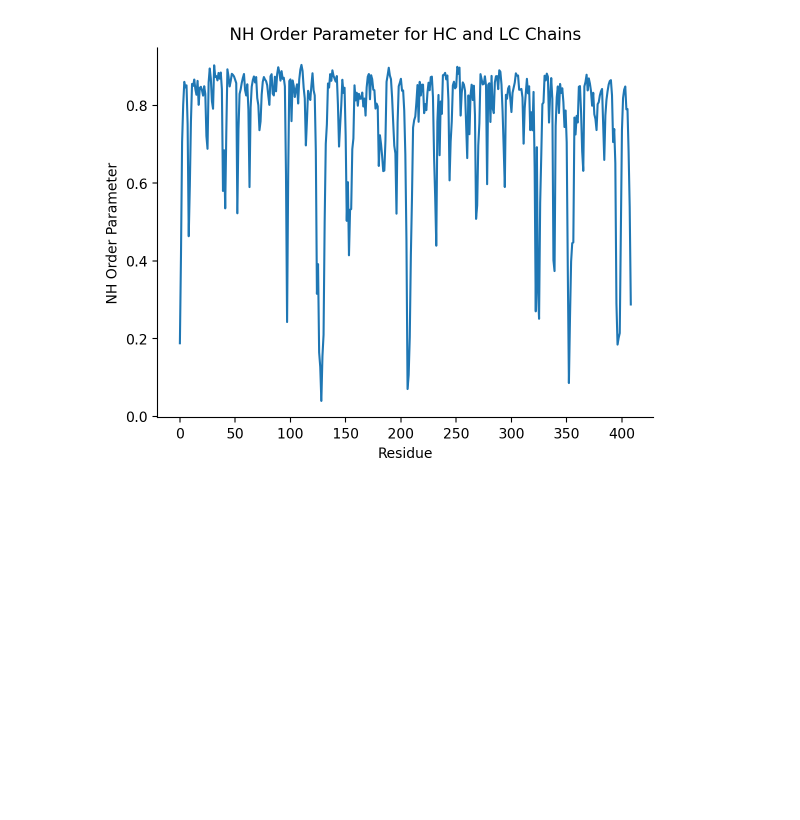
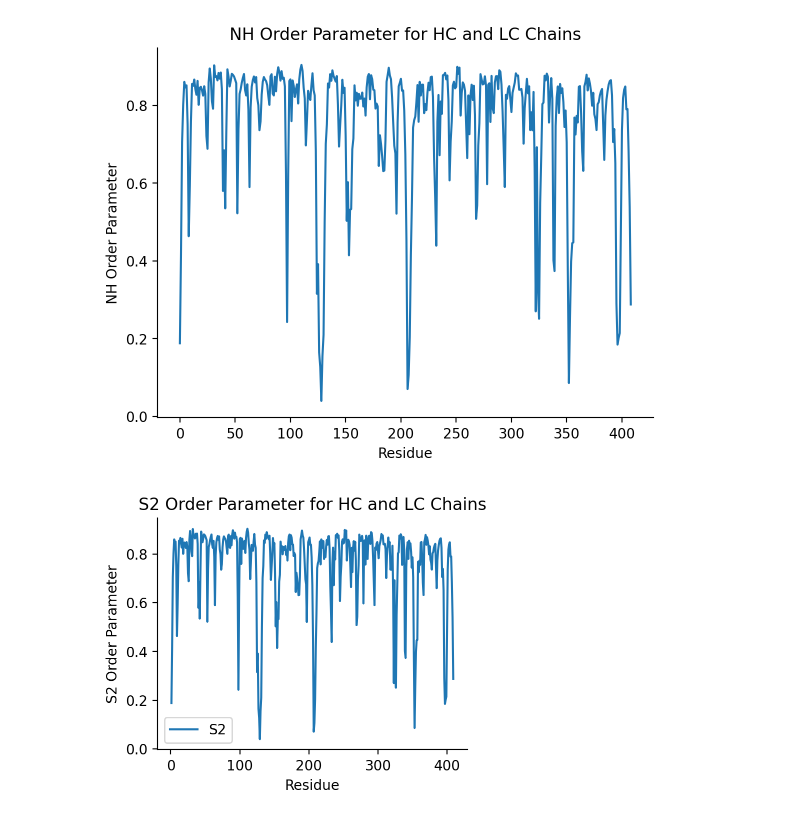
Before and after one commit to ChrisVir/vir_md_analysis, a Jupyter notebook: notebooks/development/1.0-05-16-2025_DevelopingInitialFeatures.ipynb, the cells around one changed output. Cells and saved outputs as stored; diff of their text form; code cells hidden in the pictures; blank space fills up the shorter version.

```diff
--- a/notebooks/development/1.0-05-16-2025_DevelopingInitialFeatures.ipynb
+++ b/notebooks/development/1.0-05-16-2025_DevelopingInitialFeatures.ipynb
@@ -803,3 +895,10 @@ def calculate_s2_parameter(traj: pt.Trajectory, chains: list[str] | None = None,
     return pd.DataFrame({'Residue': range(1, len(s2)+1), 'S2': s2})
 # %%
 s2 = calculate_s2_parameter(ptraj, chains=['HC', 'LC'], chains_dict=chains)
+# %%
+s2.plot(x='Residue', y='S2', figsize=(4, 3),
+        title='S2 Order Parameter for HC and LC Chains',
+        xlabel='Residue', ylabel='S2 Order Parameter')
+sns.despine()
+# %% [output]
+[figure, added]
```
Also changed, not shown: parts of 27 cells of this notebook, 1 other file.
